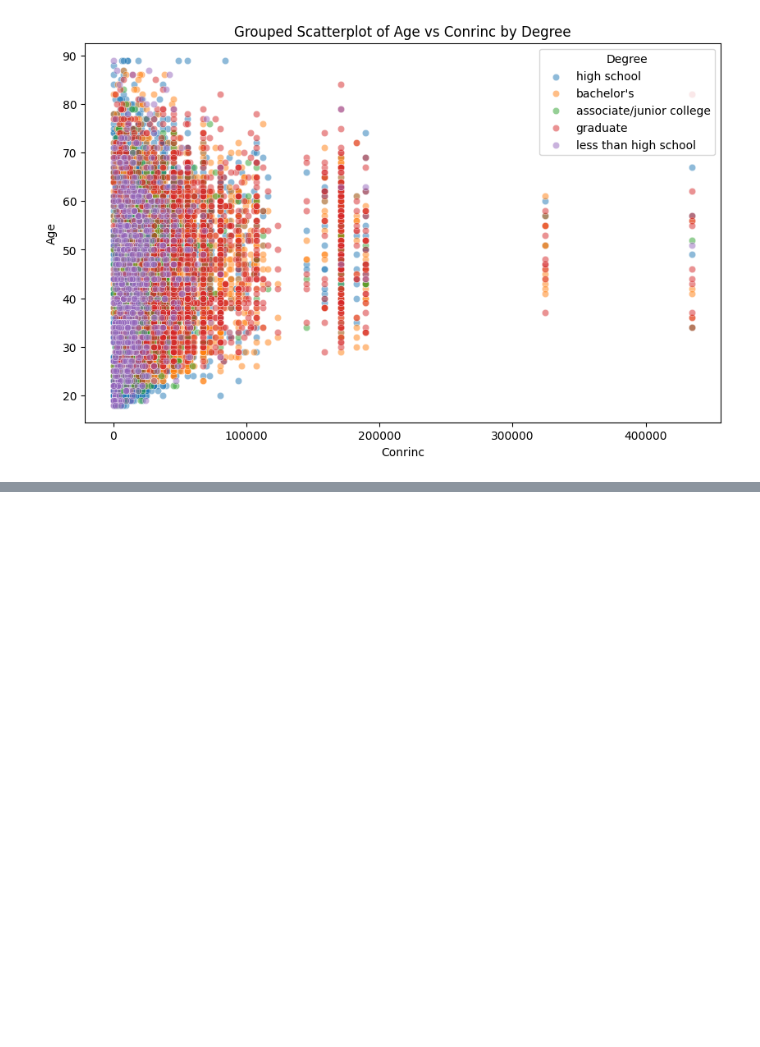
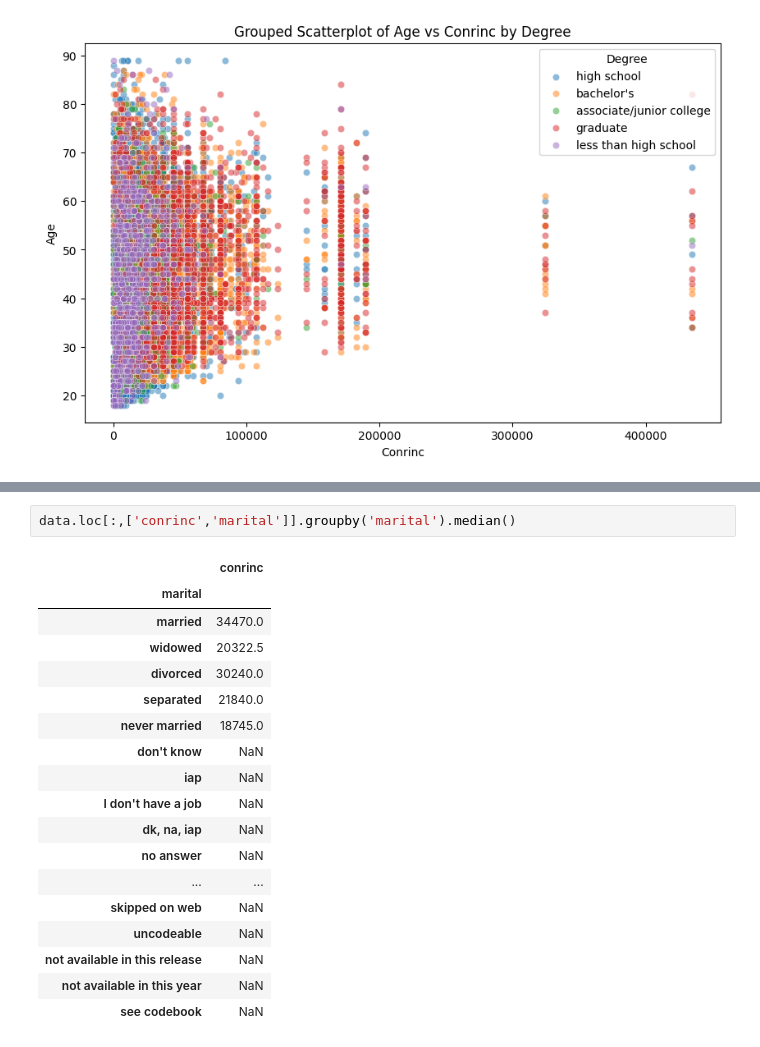
Before and after one commit to tiffanybuii/project_gss, a Jupyter notebook: get_gss.ipynb, the cells around one changed output, grey strips where cells are left out. Cells and saved outputs as stored; diff of their text form; blank space fills up the shorter version.

```diff
--- a/get_gss.ipynb
+++ b/get_gss.ipynb
@@ -488,0 +561,21 @@ plt.show()
+# %%
+data.loc[:,['conrinc','marital']].groupby('marital').median()
+# %% [output]
+|  | conrinc |
+| marital |  |
+| married | 34470.0 |
+| widowed | 20322.5 |
+| divorced | 30240.0 |
+| separated | 21840.0 |
+| never married | 18745.0 |
+| don't know | NaN |
+| iap | NaN |
+| I don't have a job | NaN |
+| dk, na, iap | NaN |
+| no answer | NaN |
+| ... | ... |
+| skipped on web | NaN |
+| uncodeable | NaN |
+| not available in this release | NaN |
+| not available in this year | NaN |
+| see codebook | NaN |
```
Also changed, not shown: parts of 6 cells of this notebook.
